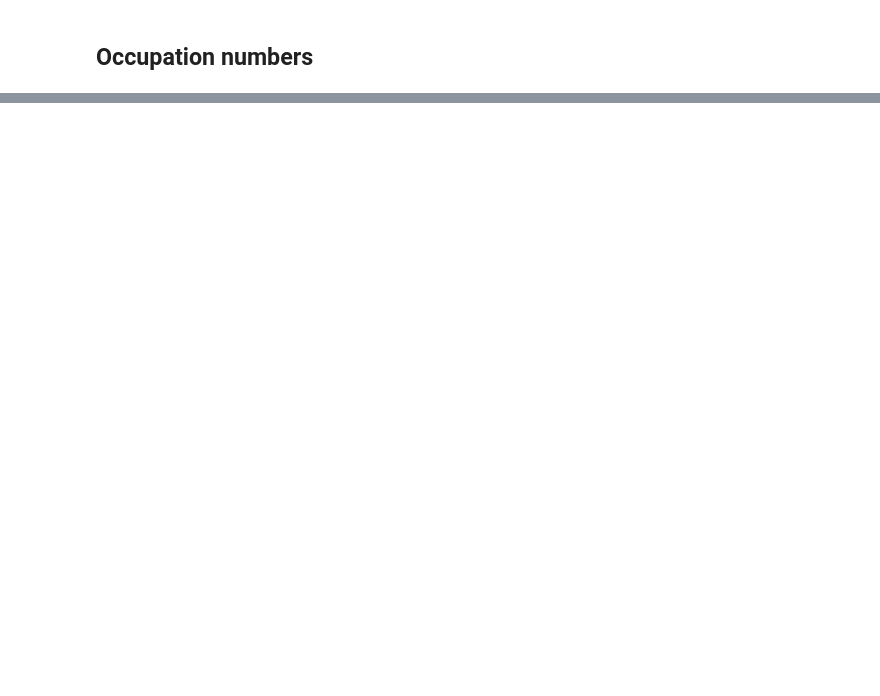
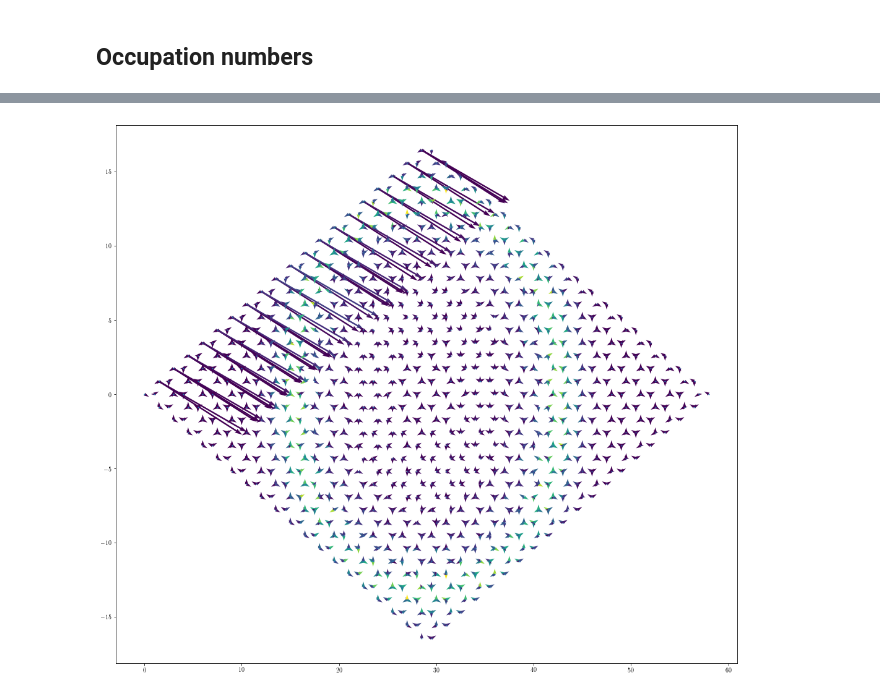
Before and after one commit to juanjosegarciaripoll/haldane, a Jupyter notebook: main.ipynb, the cells around one changed output, grey strips where cells are left out. Saved outputs shown, nothing was run; the diff lists cells and outputs as text; code cells hidden in the pictures; blank space fills up the shorter version.

```diff
--- a/main.ipynb
+++ b/main.ipynb
@@ -56,0 +115,33 @@ plot_voronoi(lattice, currents, 'bwr')
+# %%
+from numba import njit
+
+@njit()
+def compute_xyuvc(L, coords_pts, currents):
+
+    x = []
+    y = []
+    u = []
+    v = []
+    c = []
+
+    for i in range(L):
+        for j in range(L):
+            if (np.abs(currents[i, j]) > 0) and (currents[i, j] > 0):
+                i_coords = coords_pts[i]
+                j_coords = coords_pts[j]
+                x.append(i_coords[0])
+                y.append(i_coords[1])
+                u.append(j_coords[0] - i_coords[0])
+                v.append(j_coords[1] - i_coords[1])
+                c.append(currents[i, j])
+
+    return x, y, u, v, c
+
+x, y, u, v, c = compute_xyuvc(lattice.L, lattice.coords_pts, currents)
+
+fig = plt.figure(figsize=(18, 16))
+plt.quiver(x, y, u, v, c)
+plt.scatter(lattice.coords_pts[:, 0], lattice.coords_pts[:, 1], s=1)
+plt.show()
+# %% [output]
+[figure, added]
```
Also changed, not shown: parts of 12 cells of this notebook.
